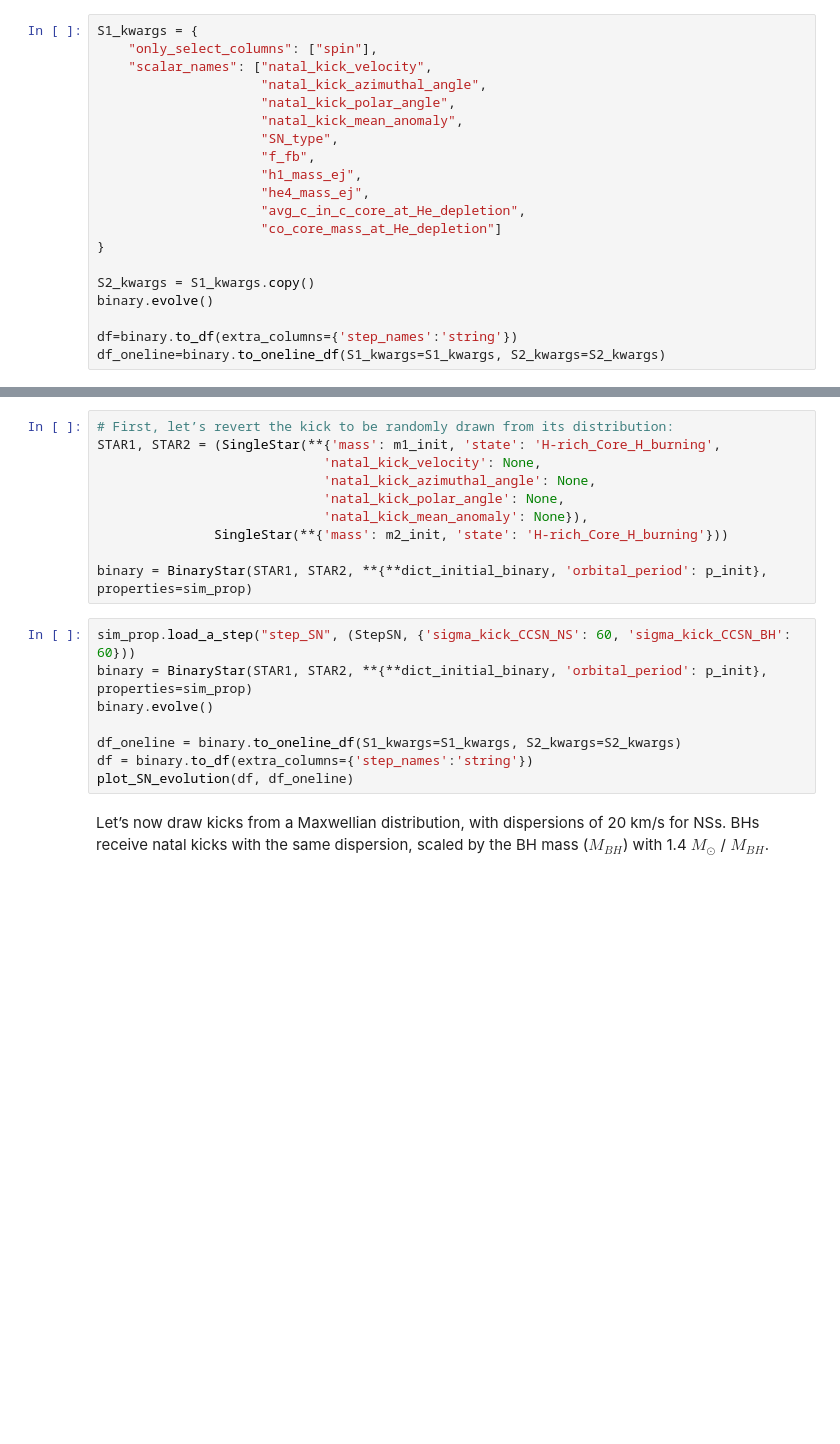
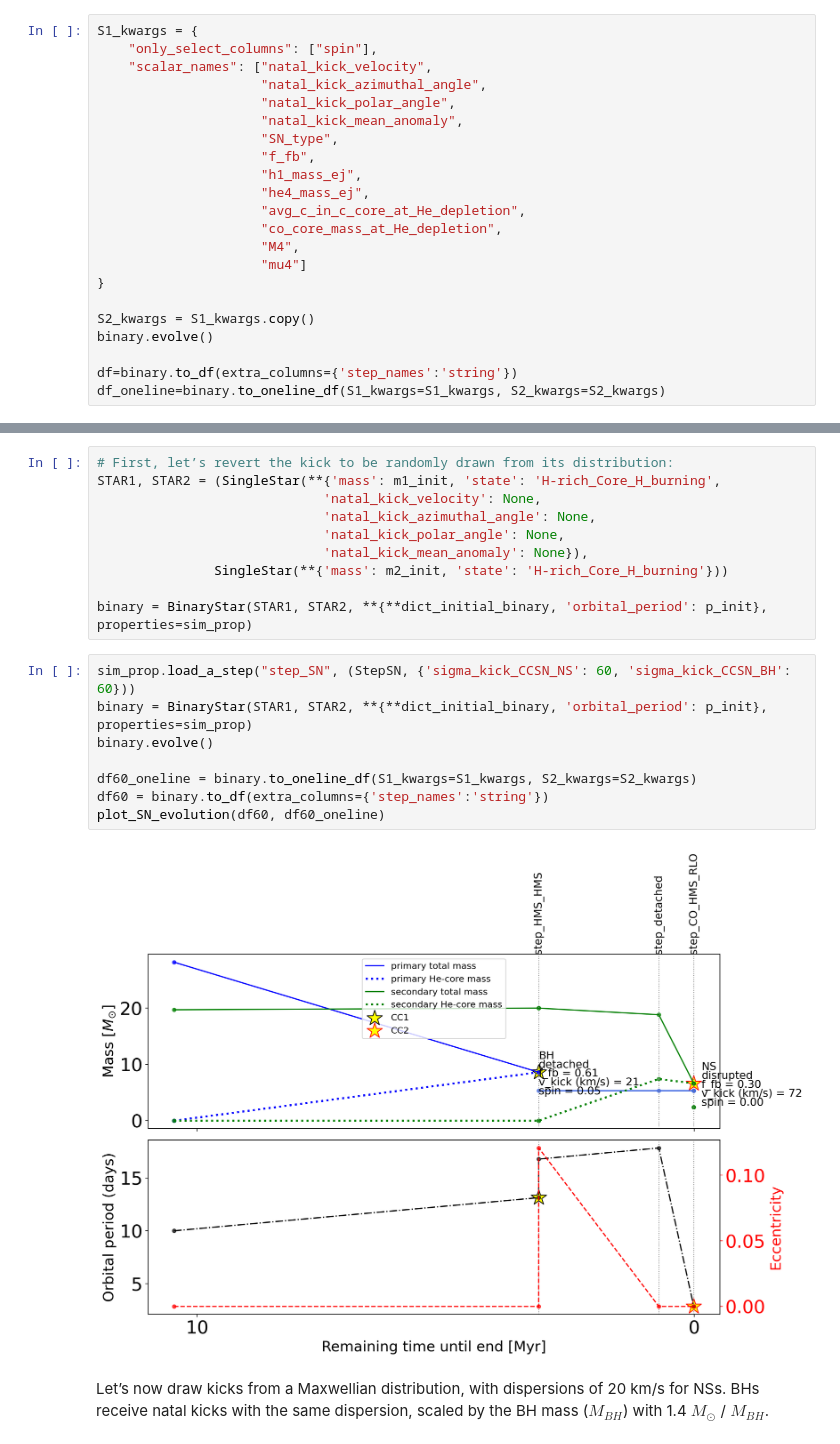
Before and after one commit to POSYDON-code/POSYDON-class-materials-2026, a Jupyter notebook: 2_Tuesday_25_8_26/SNe/SN_lab2-final.ipynb, the cells around one changed output, grey strips where cells are left out. Drawn from its saved outputs; the diff is of its cells as text; blank space fills up the shorter version.

Commit message:
updated Lab2 & plotting function

```diff
--- a/2_Tuesday_25_8_26/SNe/SN_lab2-final.ipynb
+++ b/2_Tuesday_25_8_26/SNe/SN_lab2-final.ipynb
@@ -96,7 +113,9 @@ S1_kwargs = {
                      "h1_mass_ej",
                      "he4_mass_ej",
                      "avg_c_in_c_core_at_He_depletion",
-                     "co_core_mass_at_He_depletion"]
+                     "co_core_mass_at_He_depletion",
+                     "M4",
+                     "mu4"]
 }
 
 S2_kwargs = S1_kwargs.copy()
@@ -271,11 +334,13 @@ binary = BinaryStar(STAR1, STAR2, **{**dict_initial_binary, 'orbital_period': p_
 # %%
 sim_prop.load_a_step("step_SN", (StepSN, {'sigma_kick_CCSN_NS': 60, 'sigma_kick_CCSN_BH': 60}))
 binary = BinaryStar(STAR1, STAR2, **{**dict_initial_binary, 'orbital_period': p_init}, properties=sim_prop)
 binary.evolve()
 
-df_oneline = binary.to_oneline_df(S1_kwargs=S1_kwargs, S2_kwargs=S2_kwargs)
-df = binary.to_df(extra_columns={'step_names':'string'})
-plot_SN_evolution(df, df_oneline)
+df60_oneline = binary.to_oneline_df(S1_kwargs=S1_kwargs, S2_kwargs=S2_kwargs)
+df60 = binary.to_df(extra_columns={'step_names':'string'})
+plot_SN_evolution(df60, df60_oneline)
+# %% [output]
+[figure, added]
 # %% [markdown]
 Let’s now draw kicks from a Maxwellian distribution, with dispersions of 20 km/s for NSs. BHs receive natal kicks with the same dispersion, scaled by the BH mass ($𝑀_{BH}$) with 1.4 $M_{\odot}$ / $𝑀_{BH}$.
 # %%
```
Also changed, not shown: parts of 76 cells of this notebook, 1 other file.
